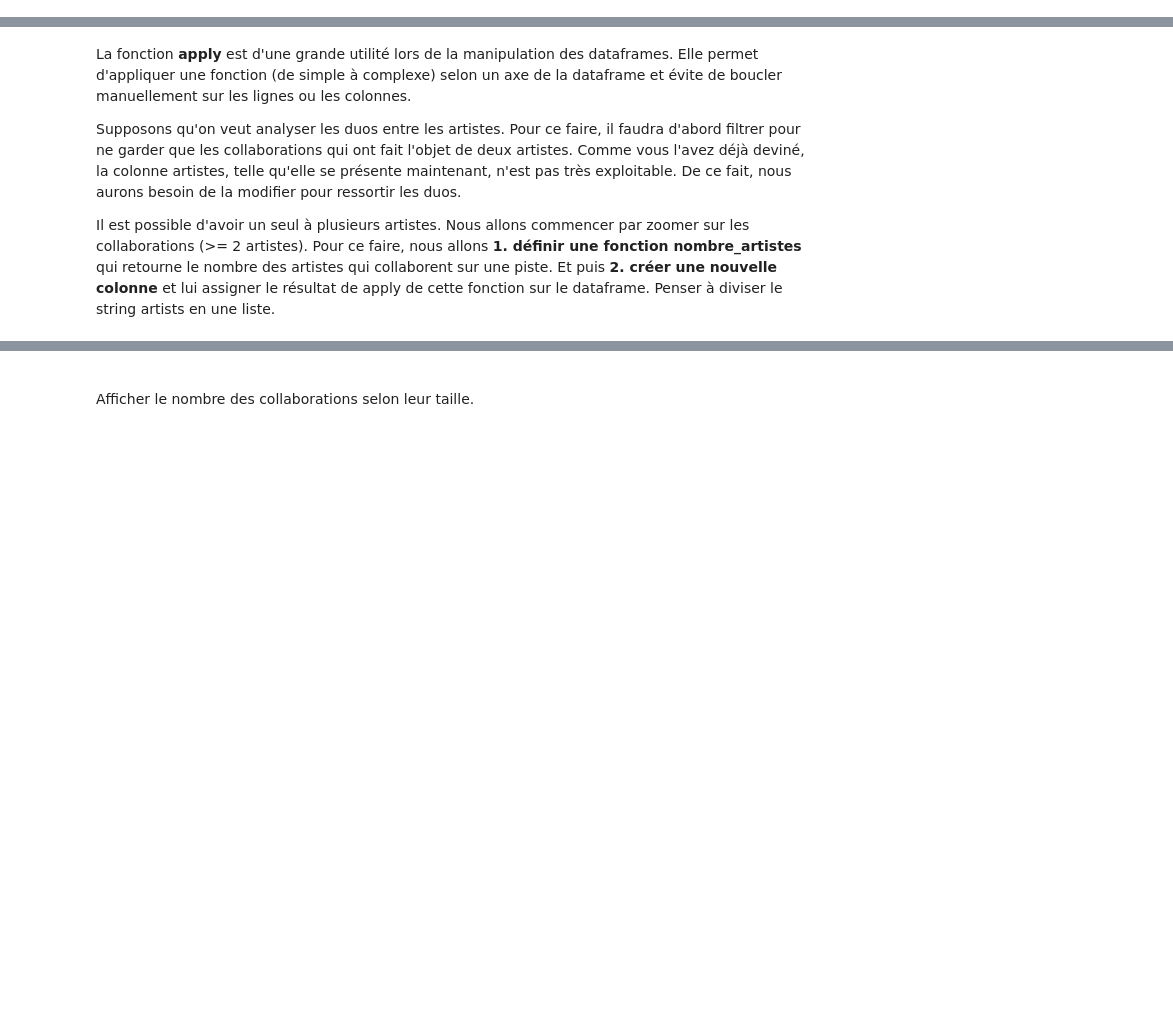
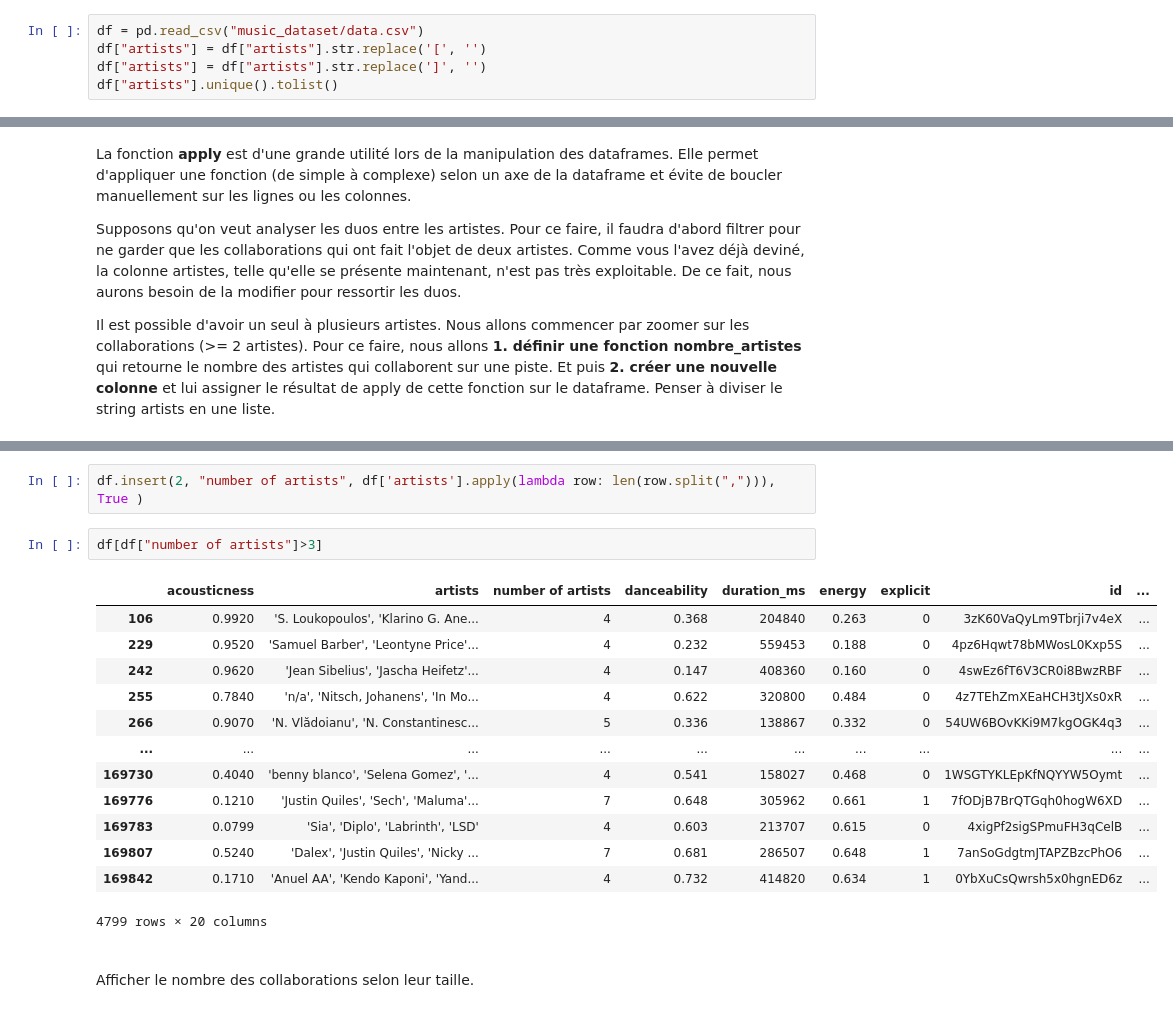
Before and after one commit to 11bender/IA_labs, a Jupyter notebook: Lab1_AI_Numpy_Pandas.ipynb, the cells around one changed output, grey strips where cells are left out. Drawn from its saved outputs; the diff is of its cells as text; blank space fills up the shorter version.

```diff
--- a/Lab1_AI_Numpy_Pandas.ipynb
+++ b/Lab1_AI_Numpy_Pandas.ipynb
@@ -902,3 +894,8 @@ On remarque une forte corrélation entre year & popularity, et energy & loudness
 ## D. Analyse avancée
 # %% [markdown]
 Il est possible d'opérer des modifications directement sur une colonne de votre dataframe. Par exemple, on pourrait assigner à la colonne artists le résultat des manipulations str remplaçant les caractères '[' et ']' par ''.
+# %%
+df = pd.read_csv("music_dataset/data.csv")
+df["artists"] = df["artists"].str.replace('[', '')
+df["artists"] = df["artists"].str.replace(']', '')
+df["artists"].unique().tolist()
@@ -911,2 +942,20 @@ Il est possible d'avoir un seul à plusieurs artistes. Nous allons commencer par
+# %%
+df.insert(2, "number of artists", df['artists'].apply(lambda row: len(row.split(","))), True )
+# %%
+df[df["number of artists"]>3]
+# %% [output]
+|  | acousticness | artists | number of artists | danceability | duration_ms | energy | explicit | id | ... |
+| 106 | 0.9920 | 'S. Loukopoulos', 'Klarino G. Ane... | 4 | 0.368 | 204840 | 0.263 | 0 | 3zK60VaQyLm9Tbrji7v4eX | ... |
+| 229 | 0.9520 | 'Samuel Barber', 'Leontyne Price'... | 4 | 0.232 | 559453 | 0.188 | 0 | 4pz6Hqwt78bMWosL0Kxp5S | ... |
+| 242 | 0.9620 | 'Jean Sibelius', 'Jascha Heifetz'... | 4 | 0.147 | 408360 | 0.160 | 0 | 4swEz6fT6V3CR0i8BwzRBF | ... |
+| 255 | 0.7840 | 'n/a', 'Nitsch, Johanens', 'In Mo... | 4 | 0.622 | 320800 | 0.484 | 0 | 4z7TEhZmXEaHCH3tJXs0xR | ... |
+| 266 | 0.9070 | 'N. Vlădoianu', 'N. Constantinesc... | 5 | 0.336 | 138867 | 0.332 | 0 | 54UW6BOvKKi9M7kgOGK4q3 | ... |
+| ... | ... | ... | ... | ... | ... | ... | ... | ... | ... |
+| 169730 | 0.4040 | 'benny blanco', 'Selena Gomez', '... | 4 | 0.541 | 158027 | 0.468 | 0 | 1WSGTYKLEpKfNQYYW5Oymt | ... |
+| 169776 | 0.1210 | 'Justin Quiles', 'Sech', 'Maluma'... | 7 | 0.648 | 305962 | 0.661 | 1 | 7fODjB7BrQTGqh0hogW6XD | ... |
+| 169783 | 0.0799 | 'Sia', 'Diplo', 'Labrinth', 'LSD' | 4 | 0.603 | 213707 | 0.615 | 0 | 4xigPf2sigSPmuFH3qCelB | ... |
+| 169807 | 0.5240 | 'Dalex', 'Justin Quiles', 'Nicky ... | 7 | 0.681 | 286507 | 0.648 | 1 | 7anSoGdgtmJTAPZBzcPhO6 | ... |
+| 169842 | 0.1710 | 'Anuel AA', 'Kendo Kaponi', 'Yand... | 4 | 0.732 | 414820 | 0.634 | 1 | 0YbXuCsQwrsh5x0hgnED6z | ... |
+4799 rows × 20 columns
 # %% [markdown]
 <br> Afficher le nombre des collaborations selon leur taille.
```
Also changed, not shown: parts of 17 cells of this notebook.
